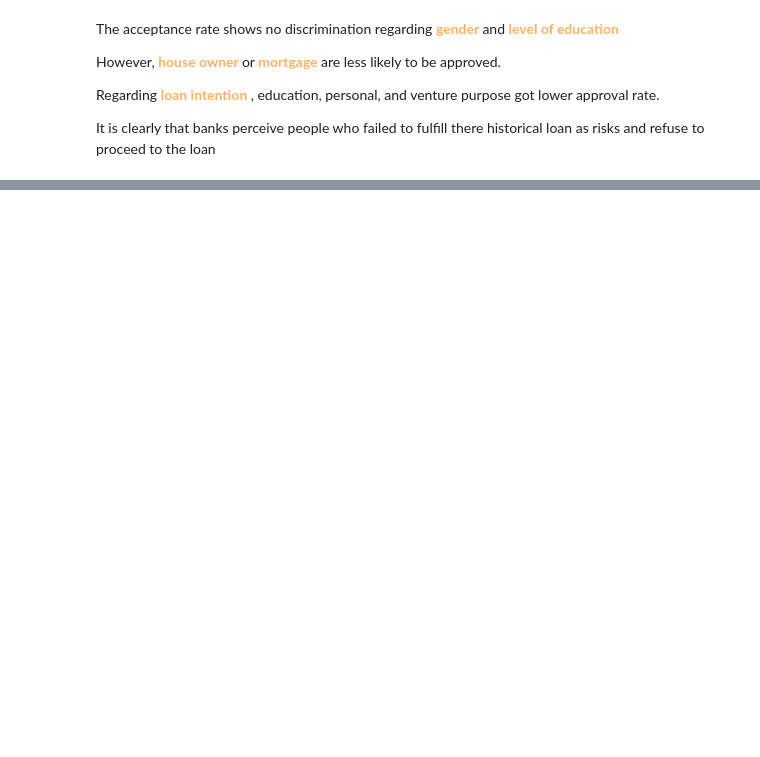
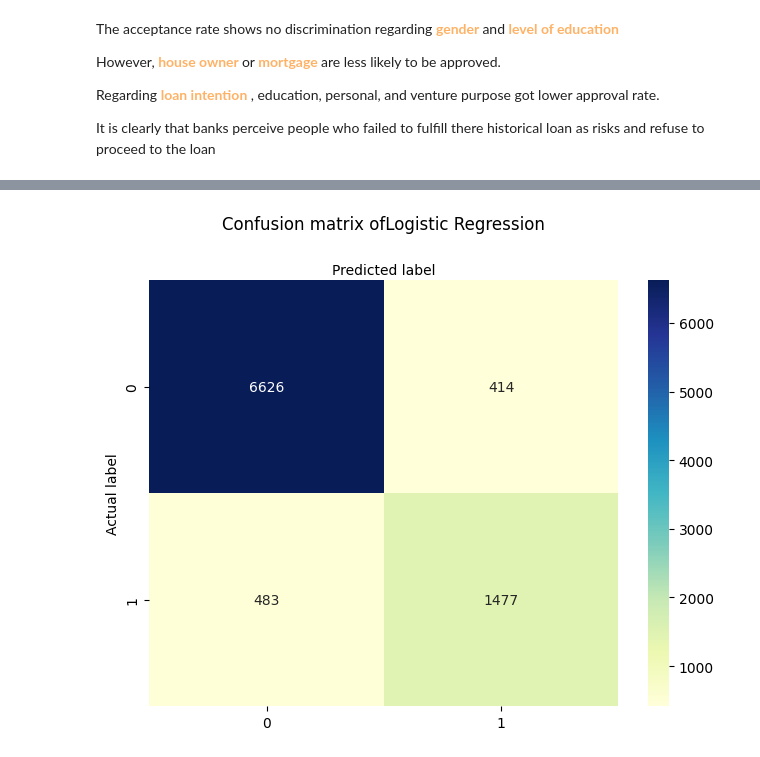
Before and after one commit to NgynTrn0112/BA_portfolio, a Jupyter notebook: loan_approval_analysis/loan_approval_analysis.ipynb, the cells around one changed output, grey strips where cells are left out. Drawn from its saved outputs; the diff is of its cells as text; code cells hidden in the pictures; blank space fills up the shorter version.

```diff
--- a/loan_approval_analysis/loan_approval_analysis.ipynb
+++ b/loan_approval_analysis/loan_approval_analysis.ipynb
@@ -291,0 +294,29 @@ plt.show()
+# %%
+random.seed(15) #Set random seed for reproducibility
+# Seperate features and target variable
+X = loan_data.drop(columns = ['loan_status']+ skew_columns)
+y = loan_data['loan_status']
+
+#Create dummy variables for categorical columns
+encoder = OneHotEncoder(drop='first', sparse_output=False, handle_unknown = 'ignore').set_output(transform='pandas')
+df_encoded = encoder.fit_transform(X[cat_cols])
+X = pd.concat([X.drop(columns = cat_cols), df_encoded], axis=1)
+
+# Split data into training and testing set
+X_train, X_test, y_train, y_test = train_test_split(X, y, test_size = 0.2)
+# %%
+def plot_conf_matrix(y_test, y_pred, model_name):
+    class_names=[0,1] # name  of classes
+    cm = confusion_matrix(y_test, y_pred)
+    fig, ax = plt.subplots()
+    tick_marks = np.arange(len(class_names))
+    plt.xticks(tick_marks, class_names)
+    plt.yticks(tick_marks, class_names)
+    # create heatmap
+    sns.heatmap(pd.DataFrame(cm), annot=True, cmap="YlGnBu" ,fmt='g')
+    ax.xaxis.set_label_position("top")
+    plt.tight_layout()
+    plt.title('Confusion matrix of' + model_name, y=1.1)
+    plt.ylabel('Actual label')
+    plt.xlabel('Predicted label')
+    plt.show()
@@ -291,0 +325,7 @@ plt.show()
+# %%
+logreg = LogisticRegression(max_iter = 1000)
+logreg.fit(X_train, y_train) #fit the model with the data
+y_pred_logreg = logreg.predict(X_test) #Predict the target variable
+y_pred_prob_logreg = logreg.predict_proba(X_test)[:,1] #Predict the probability of target variable
+cnf_matrix = confusion_matrix(y_test, y_pred_logreg)
+cnf_matrix
@@ -291,0 +342,4 @@ plt.show()
+# %%
+plot_conf_matrix(y_test, y_pred_logreg, 'Logistic Regression')
+# %% [output]
+[figure, added]
```
Also changed, not shown: parts of 17 cells of this notebook.
